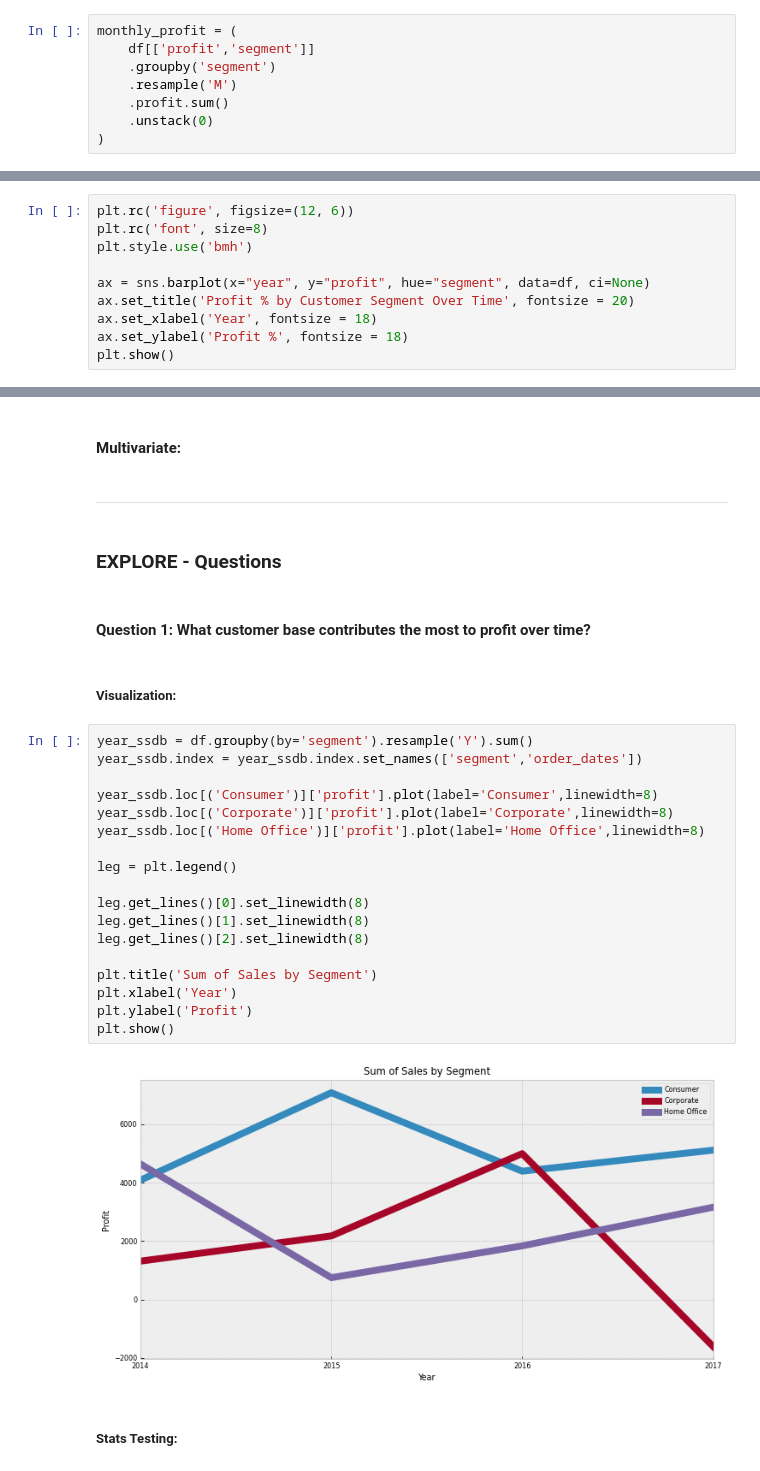
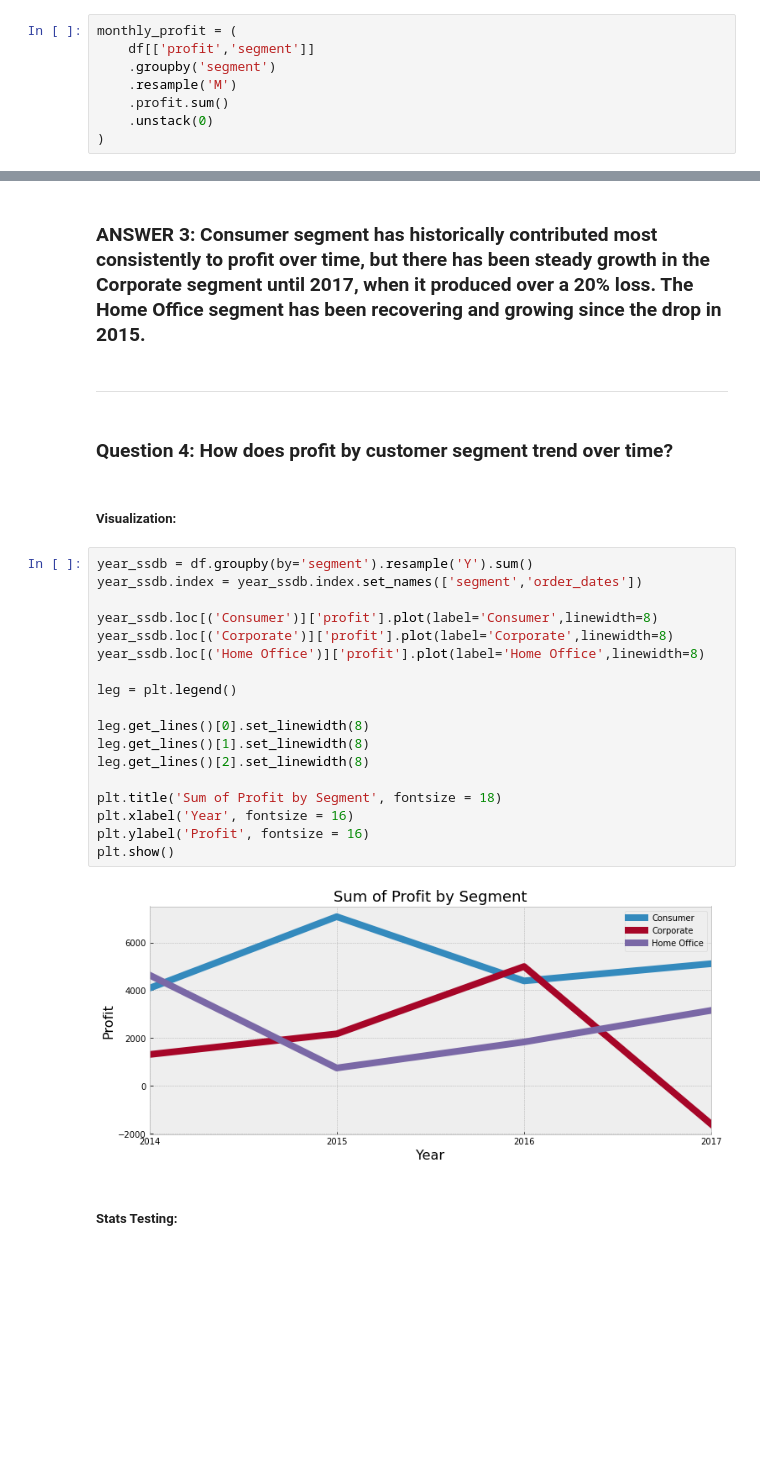
Before and after one commit to long-name-gang/time_series-project, a Jupyter notebook: rachel_final_report.ipynb, the cells around one changed output, grey strips where cells are left out. Saved outputs shown, nothing was run; the diff lists cells and outputs as text; blank space fills up the shorter version.

Commit message:
Updated Explore w/ Overview

```diff
--- a/rachel_final_report.ipynb
+++ b/rachel_final_report.ipynb
@@ -281,10 +309,0 @@ ax.set(ylabel='Profit', title='% Profit By Segment Type Over Time', xlabel='Year
-# %%
-plt.rc('figure', figsize=(12, 6))
-plt.rc('font', size=8)
-plt.style.use('bmh')
-
-ax = sns.barplot(x="year", y="profit", hue="segment", data=df, ci=None)
-ax.set_title('Profit % by Customer Segment Over Time', fontsize = 20)
-ax.set_xlabel('Year', fontsize = 18)
-ax.set_ylabel('Profit %', fontsize = 18)
-plt.show()
@@ -293,33 +310,31 @@ plt.show()
-# %% [markdown]
-#### Multivariate:
+# %% [markdown]
+### ANSWER 3: Consumer segment has historically contributed most consistently to profit over time, but there has been steady growth in the Corporate segment until 2017, when it produced over a 20% loss. The Home Office segment has been recovering and growing since the drop in 2015.
 # %% [markdown]
 ---
-# %% [markdown]
-### EXPLORE - Questions
 # %% [markdown]
-#### Question 1:  What customer base contributes the most to profit over time?
+### Question 4:  How does profit by customer segment trend over time?
 # %% [markdown]
 ##### Visualization:
 # %%
 year_ssdb = df.groupby(by='segment').resample('Y').sum()
 year_ssdb.index = year_ssdb.index.set_names(['segment','order_dates'])
 
 year_ssdb.loc[('Consumer')]['profit'].plot(label='Consumer',linewidth=8)
 year_ssdb.loc[('Corporate')]['profit'].plot(label='Corporate',linewidth=8)
 year_ssdb.loc[('Home Office')]['profit'].plot(label='Home Office',linewidth=8)
 
 leg = plt.legend()
 
 leg.get_lines()[0].set_linewidth(8)
 leg.get_lines()[1].set_linewidth(8)
 leg.get_lines()[2].set_linewidth(8)
 
-plt.title('Sum of Sales by Segment')
-plt.xlabel('Year')
-plt.ylabel('Profit')
+plt.title('Sum of Profit by Segment', fontsize = 18)
+plt.xlabel('Year', fontsize = 16)
+plt.ylabel('Profit', fontsize = 16)
 plt.show()
 # %% [output]
-[figure, old version]
+[figure, new version]
 # %% [markdown]
 ##### Stats Testing:
 # %% [markdown]
```
Also changed, not shown: parts of 37 cells of this notebook.
